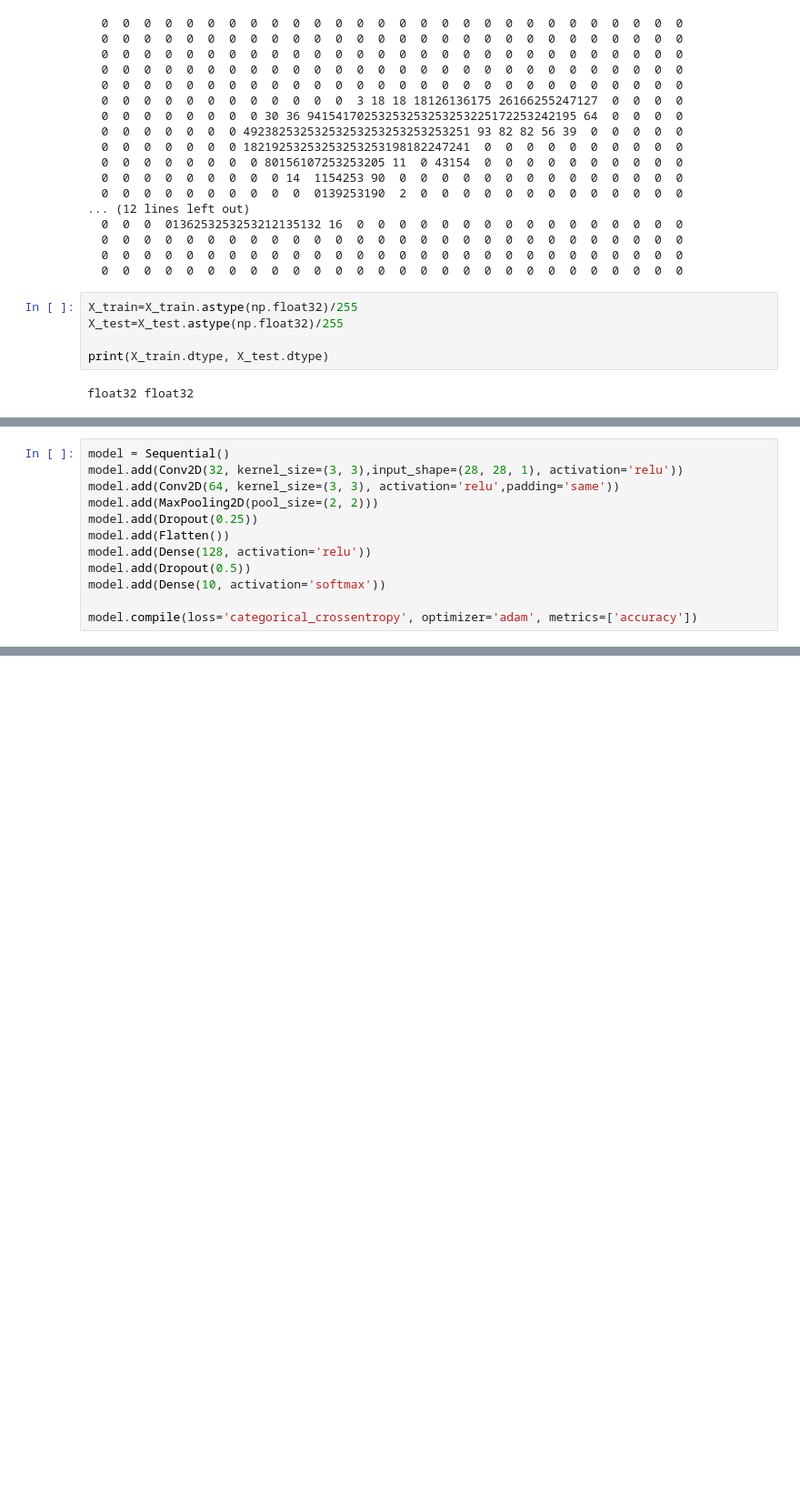
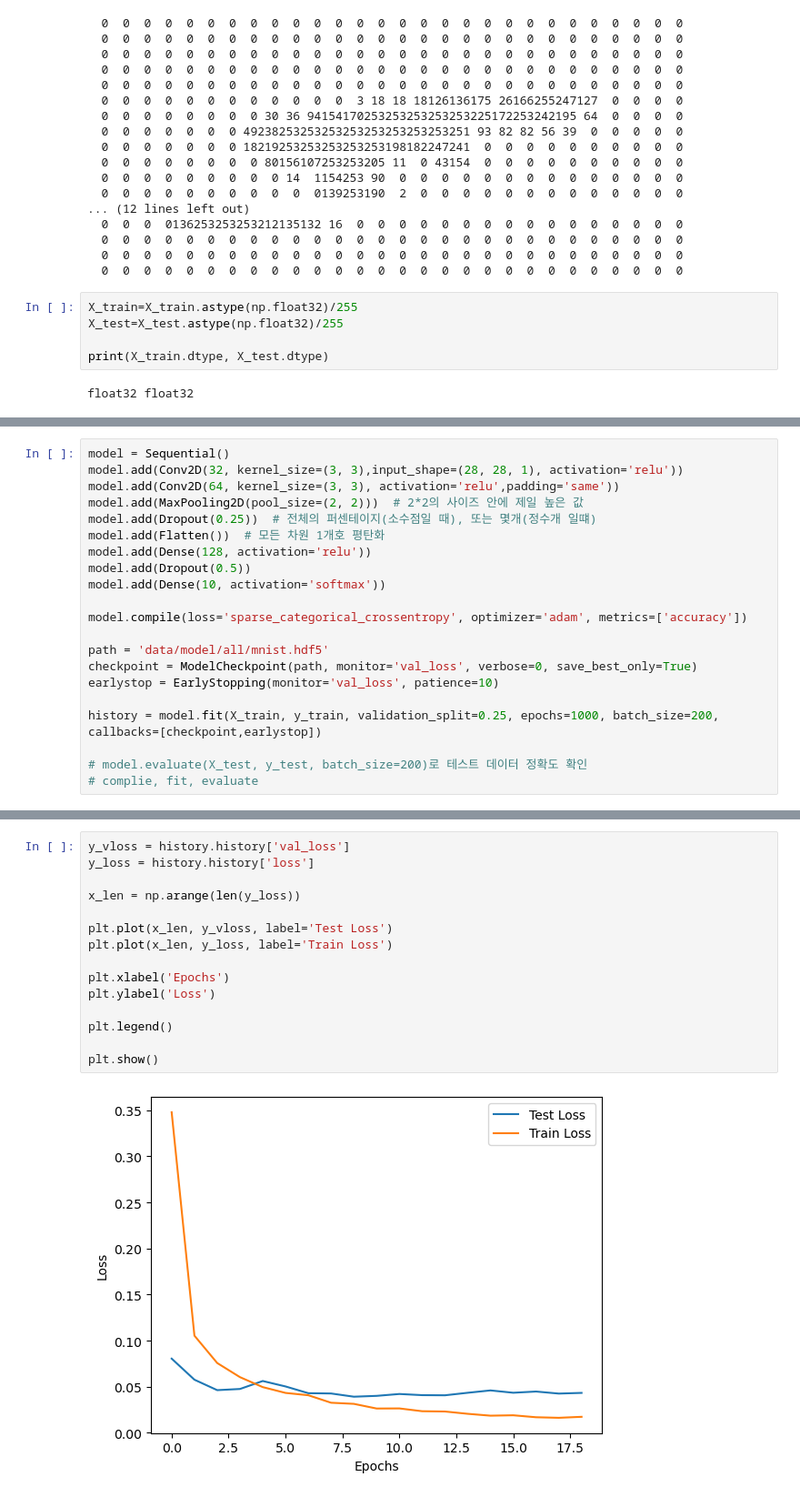
Before and after one commit to jakekwon1/MachineLearning, a Jupyter notebook: MachineLearning-6_1.ipynb, the cells around one changed output, grey strips where cells are left out. Shown: that part at 91% size. Cells and saved outputs as stored; diff of their text form; blank space fills up the shorter version.

```diff
--- a/MachineLearning-6_1.ipynb
+++ b/MachineLearning-6_1.ipynb
@@ -57,11 +58,20 @@ print(np.unique(y_train))
 model = Sequential()
 model.add(Conv2D(32, kernel_size=(3, 3),input_shape=(28, 28, 1), activation='relu'))
 model.add(Conv2D(64, kernel_size=(3, 3), activation='relu',padding='same'))
-model.add(MaxPooling2D(pool_size=(2, 2)))
-model.add(Dropout(0.25))
-model.add(Flatten())
+model.add(MaxPooling2D(pool_size=(2, 2)))  # 2*2의 사이즈 안에 제일 높은 값
+model.add(Dropout(0.25))  # 전체의 퍼센테이지(소수점일 때), 또는 몇개(정수개 일떄)
+model.add(Flatten())  # 모든 차원 1개호 평탄화
 model.add(Dense(128, activation='relu'))
 model.add(Dropout(0.5))
 model.add(Dense(10, activation='softmax'))
 
-model.compile(loss='categorical_crossentropy', optimizer='adam', metrics=['accuracy'])
+model.compile(loss='sparse_categorical_crossentropy', optimizer='adam', metrics=['accuracy'])
+
+path = 'data/model/all/mnist.hdf5'
+checkpoint = ModelCheckpoint(path, monitor='val_loss', verbose=0, save_best_only=True)
+earlystop = EarlyStopping(monitor='val_loss', patience=10)
+
+history = model.fit(X_train, y_train, validation_split=0.25, epochs=1000, batch_size=200, callbacks=[checkpoint,earlystop])
+
+# model.evaluate(X_test, y_test, batch_size=200)로 테스트 데이터 정확도 확인
+# complie, fit, evaluate
@@ -67,0 +96,17 @@ model.compile(loss='categorical_crossentropy', optimizer='adam', metrics=['accur
+# %%
+y_vloss = history.history['val_loss']
+y_loss = history.history['loss']
+
+x_len = np.arange(len(y_loss))
+
+plt.plot(x_len, y_vloss, label='Test Loss')
+plt.plot(x_len, y_loss, label='Train Loss')
+
+plt.xlabel('Epochs')
+plt.ylabel('Loss')
+
+plt.legend()
+
+plt.show()
+# %% [output]
+[figure, added]
```
Also changed, not shown: parts of 4 cells of this notebook, 6 other files.
